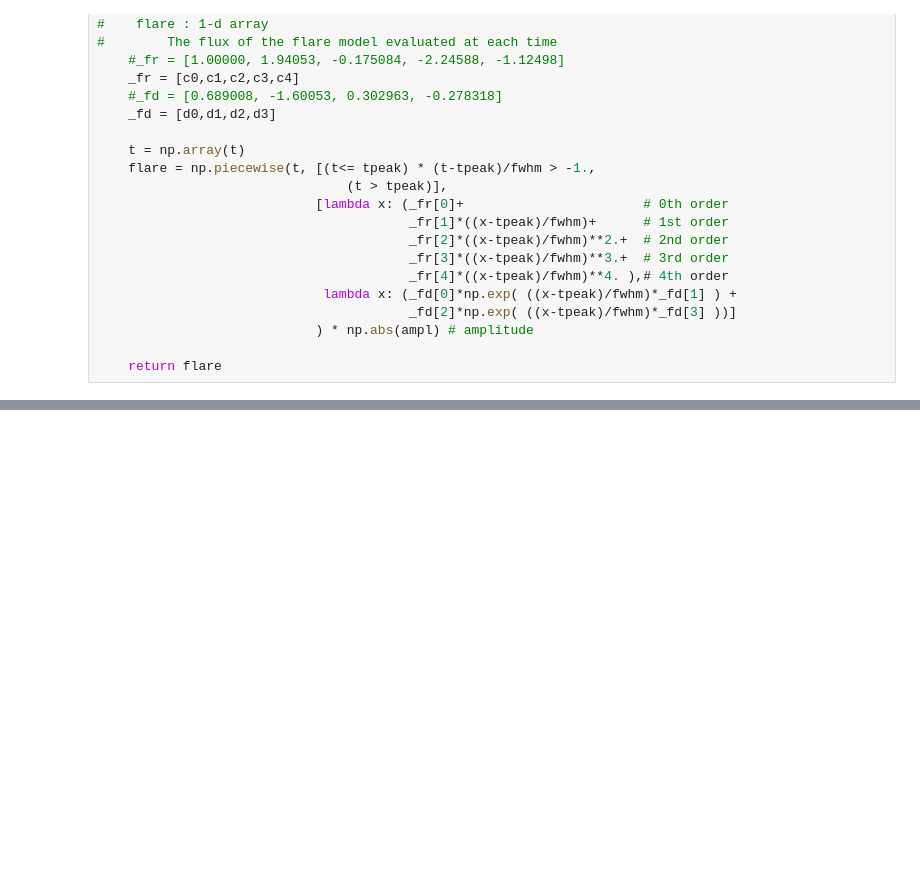
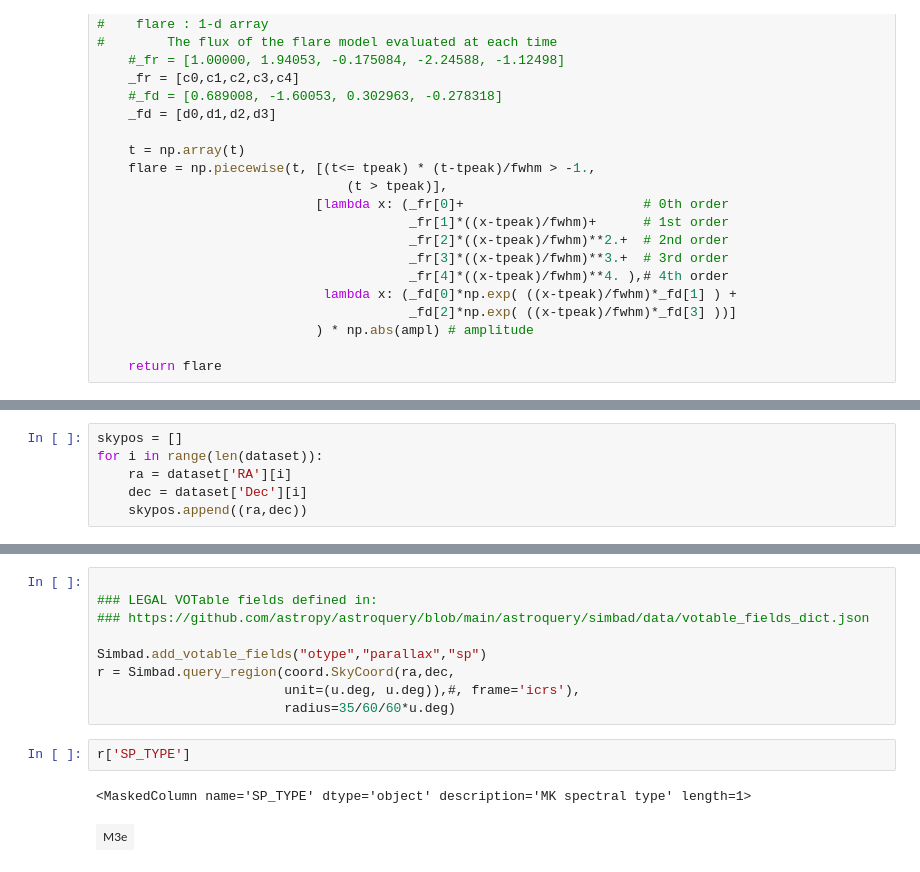
Before and after one commit to MillionConcepts/tess_swift_afpsc, a Jupyter notebook: QPPs/moonbow-main/moonbow/QPP_find.ipynb, the cells around one changed output, grey strips where cells are left out. Cells and saved outputs as stored; diff of their text form; blank space fills up the shorter version.

```diff
--- a/QPPs/moonbow-main/moonbow/QPP_find.ipynb
+++ b/QPPs/moonbow-main/moonbow/QPP_find.ipynb
@@ -466,0 +412,6 @@ fn
+# %%
+skypos = []
+for i in range(len(dataset)):
+    ra = dataset['RA'][i]
+    dec = dataset['Dec'][i]
+    skypos.append((ra,dec))
@@ -466,0 +567,14 @@ fn
+# %%
+
+### LEGAL VOTable fields defined in:
+### https://github.com/astropy/astroquery/blob/main/astroquery/simbad/data/votable_fields_dict.json
+
+Simbad.add_votable_fields("otype","parallax","sp")
+r = Simbad.query_region(coord.SkyCoord(ra,dec,
+                        unit=(u.deg, u.deg)),#, frame='icrs'),
+                        radius=35/60/60*u.deg)
+# %%
+r['SP_TYPE']
+# %% [output]
+<MaskedColumn name='SP_TYPE' dtype='object' description='MK spectral type' length=1>
+| M3e |
```
Also changed, not shown: parts of 48 cells of this notebook.
